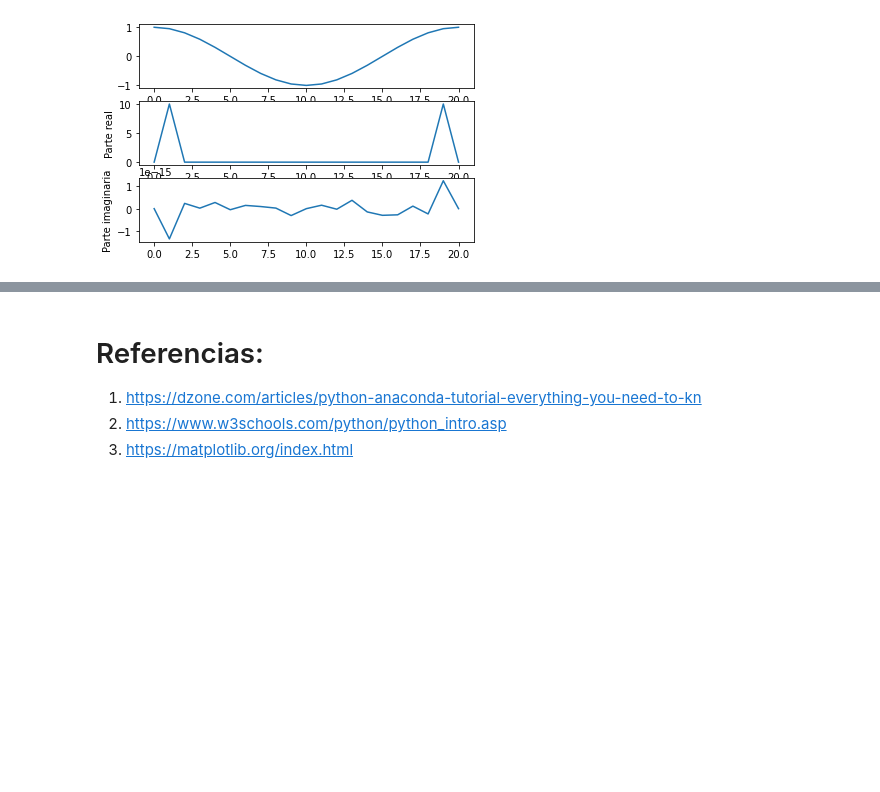
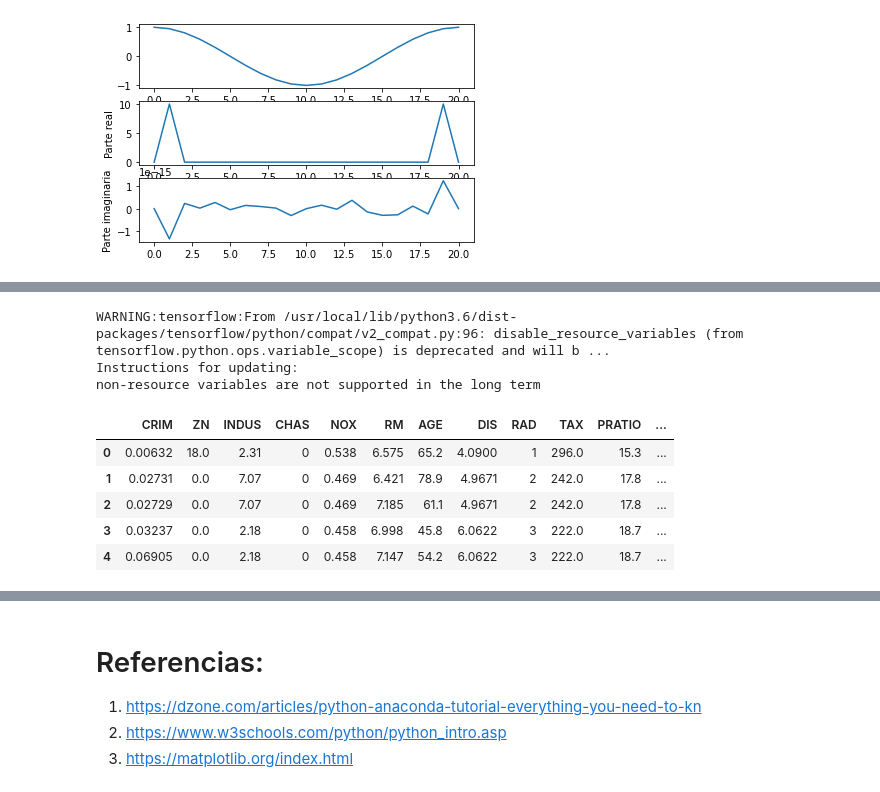
Before and after one commit to FeerJim/intro_Python, a Jupyter notebook: Intro.ipynb, the cells around one changed output, grey strips where cells are left out. Saved outputs shown, nothing was run; the diff lists cells and outputs as text; code cells hidden in the pictures; blank space fills up the shorter version.

```diff
--- a/Intro.ipynb
+++ b/Intro.ipynb
@@ -261,0 +295,33 @@ plt.show()
+# %%
+# Importación de librerías
+from __future__ import print_function
+import tensorflow.compat.v1 as tf
+tf.disable_v2_behavior()
+import numpy as np
+import matplotlib.pyplot as plt
+from numpy import genfromtxt
+import pandas as pd
+# Descargamos la base de datos
+import requests
+URL = "https://storage.googleapis.com/pagina-personal.appspot.com/img_teaching/neural_networks/housing.data"
+r = requests.get(URL)
+with open("housing.data", "wb") as data:
+    data.write(r.content)
+# Importamos la base de datos
+COLUMNS=["CRIM","ZN","INDUS","CHAS","NOX","RM","AGE","DIS","RAD","TAX","PRATIO","B","LSTAT","MEDV"]
+FEATURES = ["CRIM","ZN","INDUS","CHAS","NOX","RM","AGE","DIS","RAD","TAX","PRATIO","B","LSTAT"]
+LABEL = ["MEDV"]
+
+dataset = pd.read_csv("housing.data", skiprows=1, names=COLUMNS)
+# Visualización de una pequeña parte de la base de datos
+dataset.head()
+# %% [output]
+WARNING:tensorflow:From /usr/local/lib/python3.6/dist-packages/tensorflow/python/compat/v2_compat.py:96: disable_resource_variables (from tensorflow.python.ops.variable_scope) is deprecated and will b ...
+Instructions for updating:
+non-resource variables are not supported in the long term
+|  | CRIM | ZN | INDUS | CHAS | NOX | RM | AGE | DIS | RAD | TAX | PRATIO | ... |
+| 0 | 0.00632 | 18.0 | 2.31 | 0 | 0.538 | 6.575 | 65.2 | 4.0900 | 1 | 296.0 | 15.3 | ... |
+| 1 | 0.02731 | 0.0 | 7.07 | 0 | 0.469 | 6.421 | 78.9 | 4.9671 | 2 | 242.0 | 17.8 | ... |
+| 2 | 0.02729 | 0.0 | 7.07 | 0 | 0.469 | 7.185 | 61.1 | 4.9671 | 2 | 242.0 | 17.8 | ... |
+| 3 | 0.03237 | 0.0 | 2.18 | 0 | 0.458 | 6.998 | 45.8 | 6.0622 | 3 | 222.0 | 18.7 | ... |
+| 4 | 0.06905 | 0.0 | 2.18 | 0 | 0.458 | 7.147 | 54.2 | 6.0622 | 3 | 222.0 | 18.7 | ... |
```
Also changed, not shown: parts of 13 cells of this notebook.
